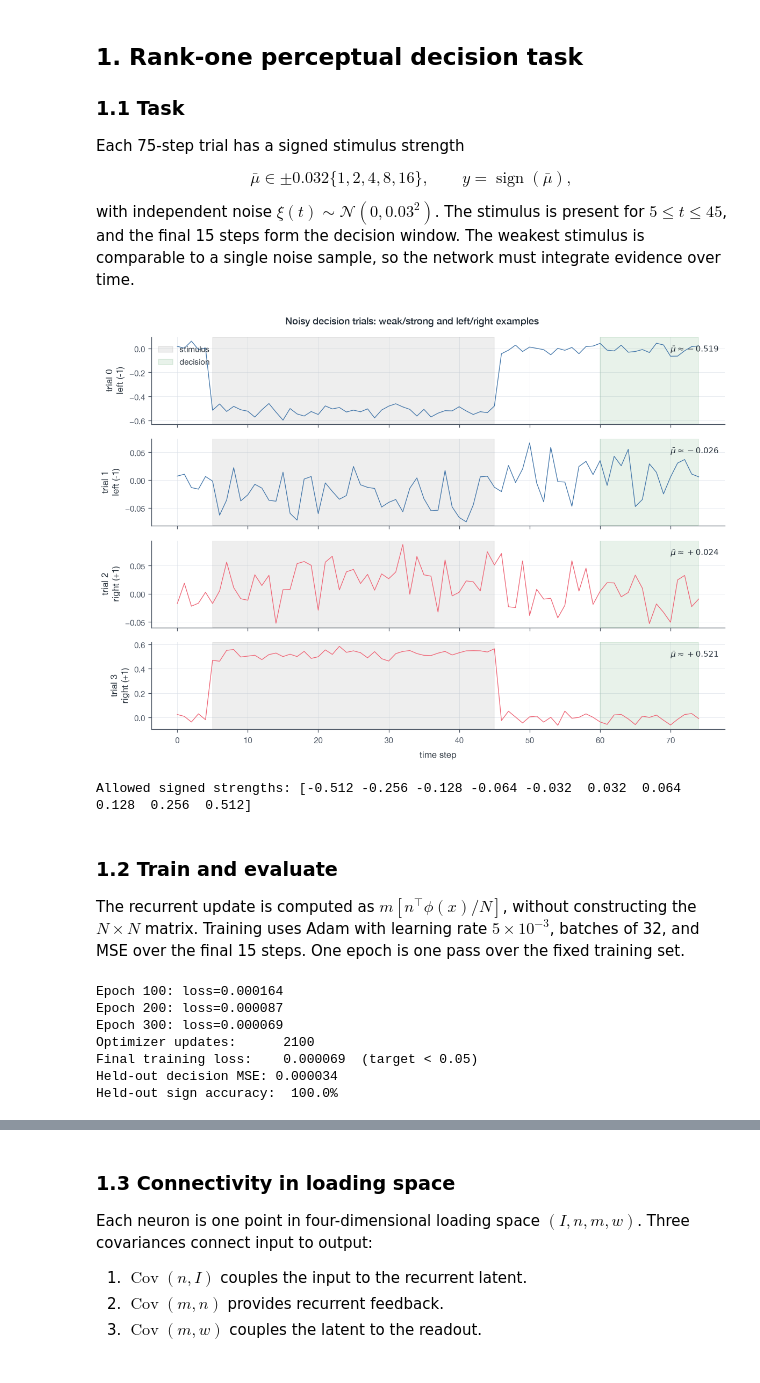
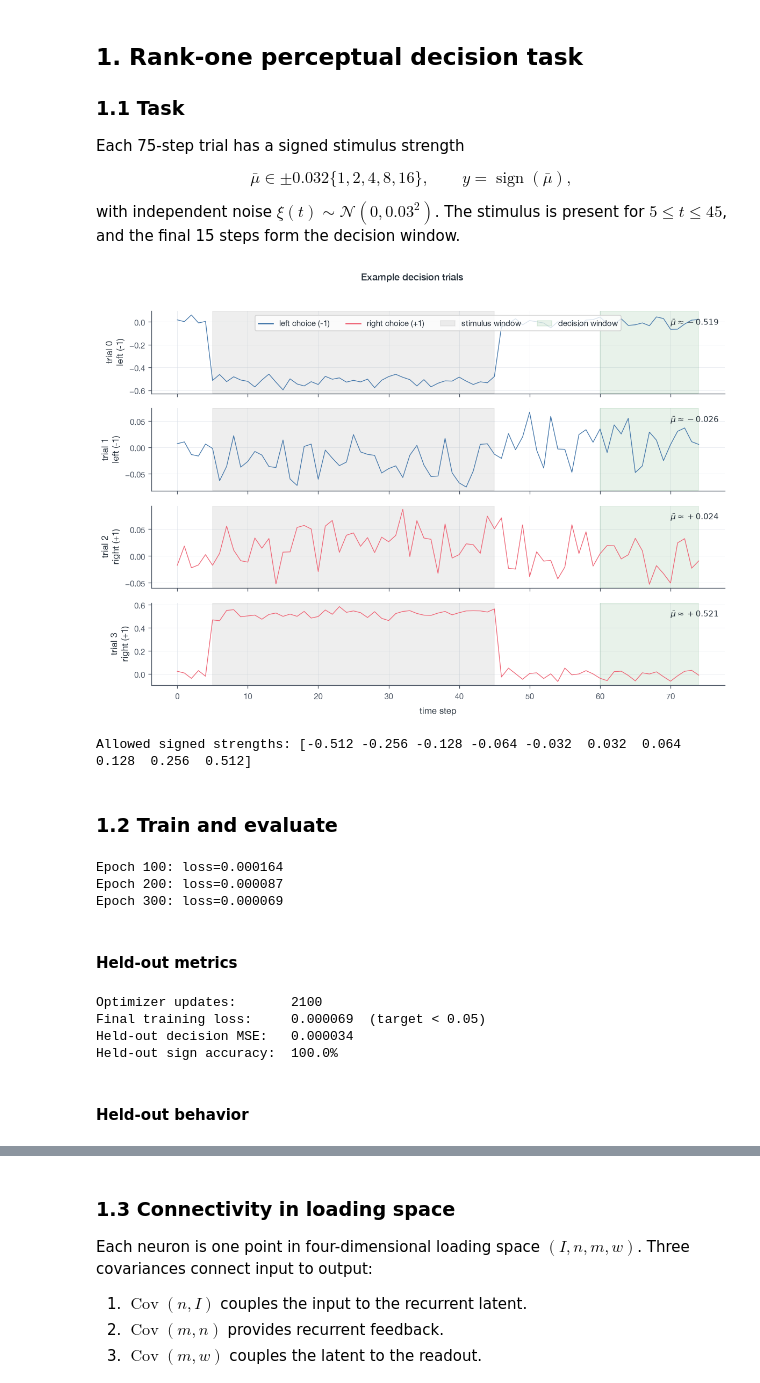
Before and after one commit to arjunpur/low-rank-rnn, a Jupyter notebook: final.ipynb, the cells around one changed output, grey strips where cells are left out. Cells and saved outputs as stored; diff of their text form; code cells hidden in the pictures.

```diff
--- a/final.ipynb
+++ b/final.ipynb
@@ -84,50 +51,42 @@ $$
 
 with independent noise $\xi(t)\sim\mathcal{N}(0,0.03^2)$. The stimulus
 is present for $5\leq t\leq45$, and the final 15 steps form the decision
-window. The weakest stimulus is comparable to a single noise sample, so
-the network must integrate evidence over time.
+window.
 # %%
 preview_inputs, preview_labels = decision_task.generate_trials(
     num_trials=80,
     rng=np.random.default_rng(BASE_SEED),
 )
 preview_means = decision_task.mean_stimulus(preview_inputs)
 preview_indices = decision_task.representative_trial_indices(
     preview_inputs,
     preview_labels,
 )
 
 rank1_decision_trials_figure, _ = plotting.plot_decision_trials(
     preview_inputs[preview_indices],
     preview_labels[preview_indices],
     mean_stimuli=preview_means[preview_indices],
 )
-save_report_figure(
+plotting.save_report_figure(
     rank1_decision_trials_figure,
     "rank1-decision-task-trials.pdf",
 )
 plt.show()
 
 print(
     "Allowed signed strengths:",
     np.round(np.sort(decision_task.STIMULUS_STRENGTHS), 3),
 )
 # %% [output]
-[figure, old version]
+[figure, new version]
 Allowed signed strengths: [-0.512 -0.256 -0.128 -0.064 -0.032  0.032  0.064  0.128  0.256  0.512]
 # %% [markdown]
 ### 1.2 Train and evaluate
-
-The recurrent update is computed as $m[n^\top\phi(x)/N]$, without
-constructing the $N\times N$ matrix. Training uses Adam with learning
-rate $5\times10^{-3}$, batches of 32, and MSE over the final 15 steps.
-One epoch is one pass over the fixed training set.
 # %%
 RANK1_DECISION_STEPS = 15
 RANK1_TRAIN_TRIALS = 200
 RANK1_EPOCHS = 300
-BATCH_SIZE = 32
-LEARNING_RATE = 5e-3
 
 rank1_train_inputs, rank1_train_labels = decision_task.generate_trials(
     num_trials=RANK1_TRAIN_TRIALS,
@@ -152,46 +111,46 @@ rank1_losses = train_model(
     decision_steps=RANK1_DECISION_STEPS,
     log_every=100,
 )
-
-# Orient the sign-indeterminate factors so positive latent activity maps
-# to the +1 readout.
-with torch.no_grad():
-    m_centered = rank1_model.m[:, 0] - rank1_model.m[:, 0].mean()
-    w_centered = rank1_model.w - rank1_model.w.mean()
-    if torch.dot(m_centered, w_centered) < 0:
-        rank1_model.m[:, 0].mul_(-1)
-        rank1_model.n[:, 0].mul_(-1)
-
-rank1_outputs, rank1_states = analysis.run_model(rank1_model, rank1_test_inputs)
-rank1_decisions = analysis.decision_values(
-    rank1_outputs,
-    RANK1_DECISION_STEPS,
-)
-rank1_test_mse, _ = analysis.regression_metrics(
-    rank1_decisions,
-    rank1_test_labels,
-)
-rank1_accuracy = float(
-    np.mean(np.where(rank1_decisions >= 0, 1, -1) == rank1_test_labels)
-)
-rank1_updates = RANK1_EPOCHS * ceil(RANK1_TRAIN_TRIALS / BATCH_SIZE)
+analysis.orient_rank_one_factors(rank1_model)
 
 assert rank1_losses[-1] < 5e-2
 assert torch.equal(rank1_model.I, fixed_input_before)
 assert torch.equal(rank1_model.w, fixed_readout_before)
-
-print(f"Optimizer updates:      {rank1_updates}")
-print(f"Final training loss:    {rank1_losses[-1]:.6f}  (target < 0.05)")
-print(f"Held-out decision MSE: {rank1_test_mse:.6f}")
-print(f"Held-out sign accuracy:{rank1_accuracy:8.1%}")
 # %% [output]
 Epoch 100: loss=0.000164
 Epoch 200: loss=0.000087
 Epoch 300: loss=0.000069
-Optimizer updates:      2100
-Final training loss:    0.000069  (target < 0.05)
-Held-out decision MSE: 0.000034
-Held-out sign accuracy:  100.0%
+# %% [markdown]
+#### Held-out metrics
+# %%
+rank1_outputs, rank1_states = analysis.run_model(
+    rank1_model,
+    rank1_test_inputs,
+)
+rank1_decisions = analysis.decision_values(
+    rank1_outputs,
+    RANK1_DECISION_STEPS,
+)
+rank1_test_mse, _ = analysis.regression_metrics(
+    rank1_decisions,
+    rank1_test_labels,
+)
+rank1_accuracy = float(
+    np.mean(np.where(rank1_decisions >= 0, 1, -1) == rank1_test_labels)
+)
+rank1_updates = RANK1_EPOCHS * ceil(RANK1_TRAIN_TRIALS / BATCH_SIZE)
+
+print(f"Optimizer updates:       {rank1_updates}")
+print(f"Final training loss:     {rank1_losses[-1]:.6f}  (target < 0.05)")
+print(f"Held-out decision MSE:   {rank1_test_mse:.6f}")
+print(f"Held-out sign accuracy:  {rank1_accuracy:.1%}")
+# %% [output]
+Optimizer updates:       2100
+Final training loss:     0.000069  (target < 0.05)
+Held-out decision MSE:   0.000034
+Held-out sign accuracy:  100.0%
+# %% [markdown]
+#### Held-out behavior
 # %%
 stimulus_estimates = decision_task.mean_stimulus(rank1_test_inputs)
 rank1_training_summary_figure, _ = plotting.plot_decision_summary(
```
Also changed, not shown: parts of 48 cells of this notebook, 36 other files.
